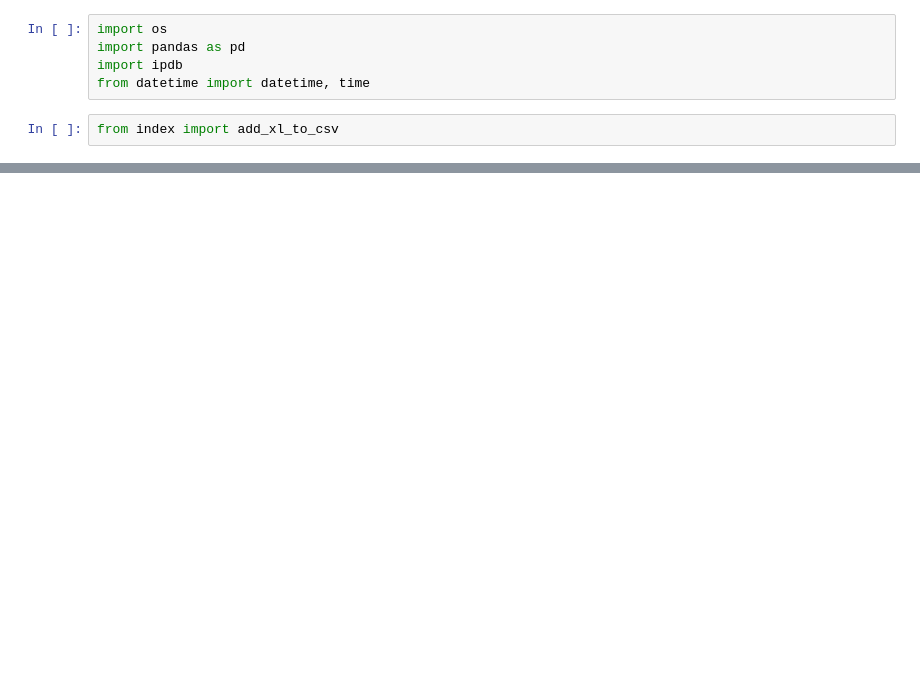
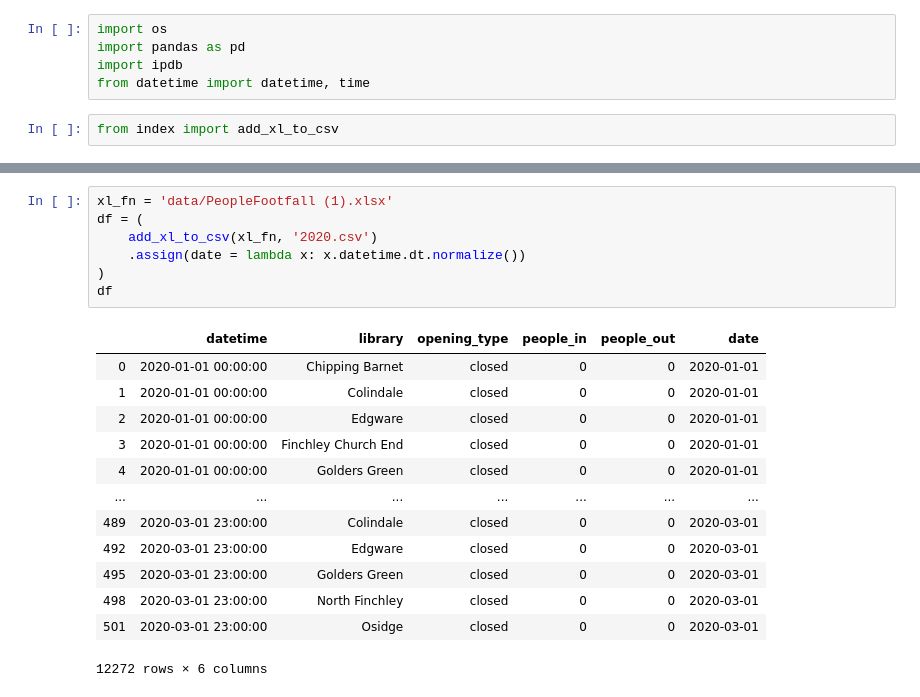
Before and after one commit to 0sumrich/smartgates, a Jupyter notebook: index.ipynb, the cells around one changed output, grey strips where cells are left out. Cells and saved outputs as stored; diff of their text form; blank space fills up the shorter version.

```diff
--- a/index.ipynb
+++ b/index.ipynb
@@ -28 +12,22 @@ weekly-2020-02-10 0925.xlsx
+# %%
+xl_fn = 'data/PeopleFootfall (1).xlsx'
+df = (
+    add_xl_to_csv(xl_fn, '2020.csv')
+    .assign(date = lambda x: x.datetime.dt.normalize())
+)
+df
+# %% [output]
+|  | datetime | library | opening_type | people_in | people_out | date |
+| 0 | 2020-01-01 00:00:00 | Chipping Barnet | closed | 0 | 0 | 2020-01-01 |
+| 1 | 2020-01-01 00:00:00 | Colindale | closed | 0 | 0 | 2020-01-01 |
+| 2 | 2020-01-01 00:00:00 | Edgware | closed | 0 | 0 | 2020-01-01 |
+| 3 | 2020-01-01 00:00:00 | Finchley Church End | closed | 0 | 0 | 2020-01-01 |
+| 4 | 2020-01-01 00:00:00 | Golders Green | closed | 0 | 0 | 2020-01-01 |
+| ... | ... | ... | ... | ... | ... | ... |
+| 489 | 2020-03-01 23:00:00 | Colindale | closed | 0 | 0 | 2020-03-01 |
+| 492 | 2020-03-01 23:00:00 | Edgware | closed | 0 | 0 | 2020-03-01 |
+| 495 | 2020-03-01 23:00:00 | Golders Green | closed | 0 | 0 | 2020-03-01 |
+| 498 | 2020-03-01 23:00:00 | North Finchley | closed | 0 | 0 | 2020-03-01 |
+| 501 | 2020-03-01 23:00:00 | Osidge | closed | 0 | 0 | 2020-03-01 |
+12272 rows × 6 columns
 # %%
```
Also changed, not shown: parts of 4 cells of this notebook, 3 other files.
